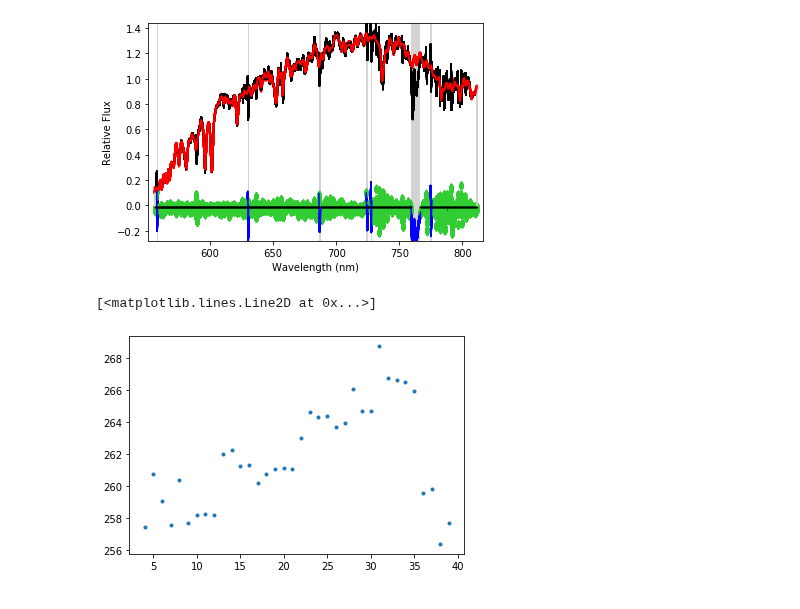
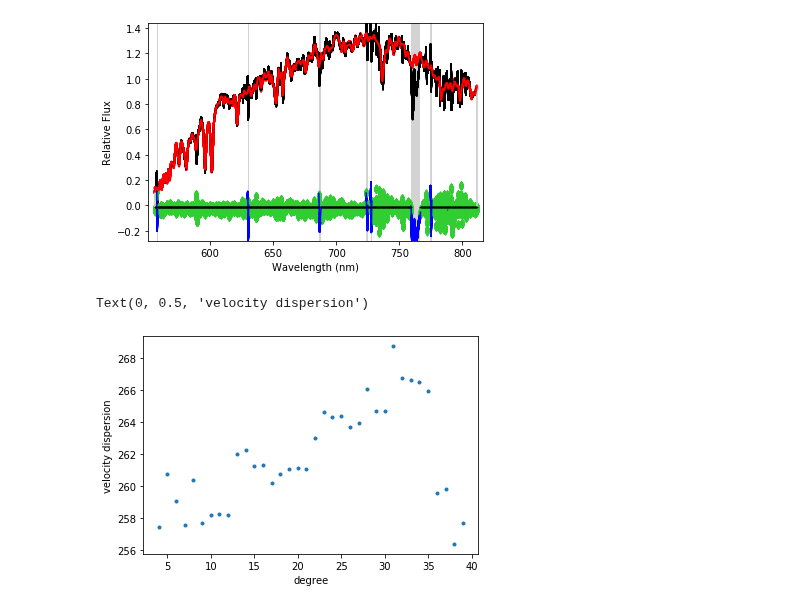
Before and after one commit to pmozumdar/ppxf_code, a Jupyter notebook: Try_Indo_US_lib.ipynb, the cells around one changed output. Saved outputs shown, nothing was run; the diff lists cells and outputs as text; code cells hidden in the pictures.

```diff
--- a/Try_Indo_US_lib.ipynb
+++ b/Try_Indo_US_lib.ipynb
@@ -238,8 +238,10 @@ linear_method = nnls; Nonzero Templates (>0.1%):  17 / 850
 # %%
 m, b = np.polyfit(degree, velocity_dispersion, 1)
 
 plt.plot(degree, velocity_dispersion, '.')
+plt.xlabel('degree')
+plt.ylabel('velocity dispersion')
 #plt.plot(degree, m*degree + b)
 # %% [output]
-[<matplotlib.lines.Line2D at 0x...>]
+Text(0, 0.5, 'velocity dispersion')
-[figure, old version]
+[figure, new version]
```
